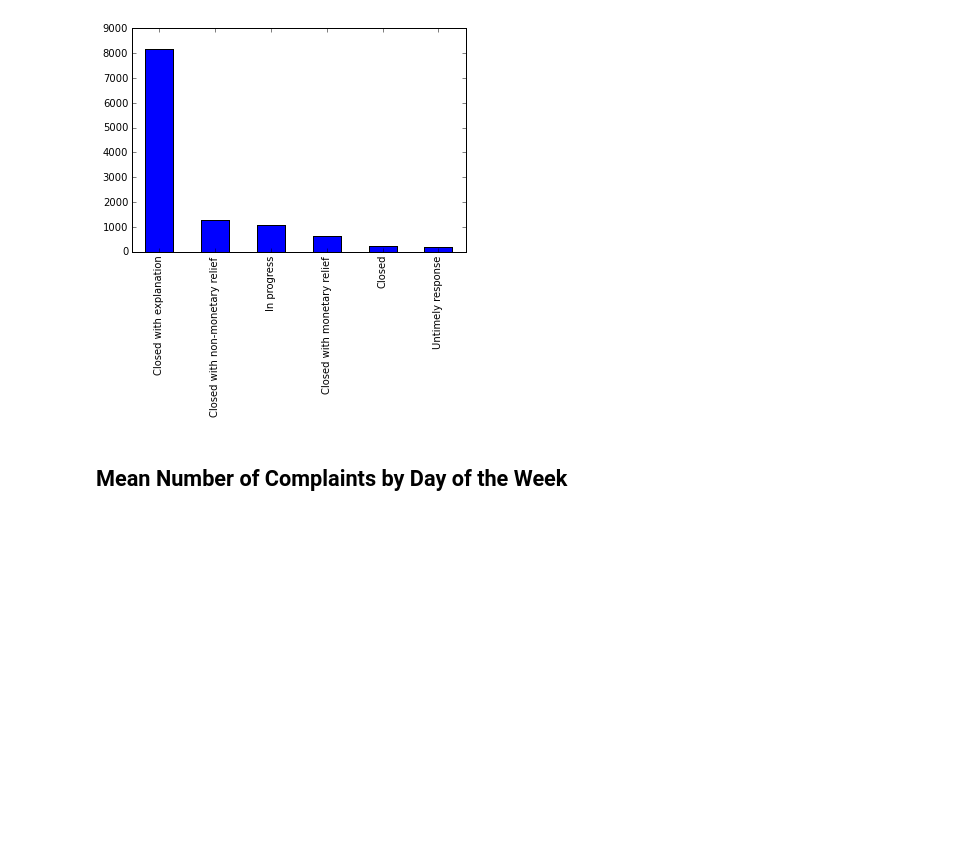
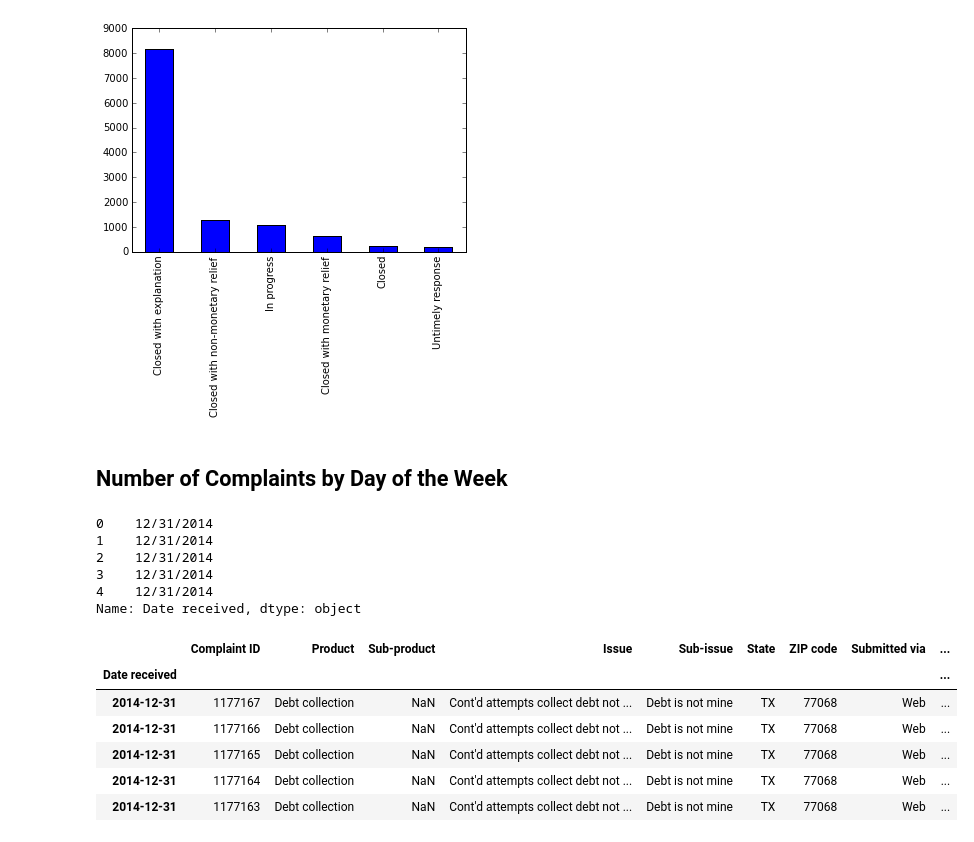
Before and after one commit to TylerKotkin/consumer-complaints, a Jupyter notebook: consumer_complaints.ipynb, the cells around one changed output. Saved outputs shown, nothing was run; the diff lists cells and outputs as text; code cells hidden in the pictures; blank space fills up the shorter version.

```diff
--- a/consumer_complaints.ipynb
+++ b/consumer_complaints.ipynb
@@ -91,4 +93,6 @@ company_response.value_counts().plot(kind='bar')
 <matplotlib.axes._subplots.AxesSubplot at 0x...>
 [figure]
 # %% [markdown]
-## Mean Number of Complaints by Day of the Week
+## Number of Complaints by Day of the Week
+# %%
+date_complaints = complaints.copy()
@@ -94,0 +101,9 @@ company_response.value_counts().plot(kind='bar')
+# %%
+date_index.head()
+# %% [output]
+0    12/31/2014
+1    12/31/2014
+2    12/31/2014
+3    12/31/2014
+4    12/31/2014
+Name: Date received, dtype: object
@@ -94,0 +112,10 @@ company_response.value_counts().plot(kind='bar')
+# %%
+date_complaints.head()
+# %% [output]
+|  | Complaint ID | Product | Sub-product | Issue | Sub-issue | State | ZIP code | Submitted via | ... |
+| Date received |  |  |  |  |  |  |  |  | ... |
+| 2014-12-31 | 1177167 | Debt collection | NaN | Cont'd attempts collect debt not ... | Debt is not mine | TX | 77068 | Web | ... |
+| 2014-12-31 | 1177166 | Debt collection | NaN | Cont'd attempts collect debt not ... | Debt is not mine | TX | 77068 | Web | ... |
+| 2014-12-31 | 1177165 | Debt collection | NaN | Cont'd attempts collect debt not ... | Debt is not mine | TX | 77068 | Web | ... |
+| 2014-12-31 | 1177164 | Debt collection | NaN | Cont'd attempts collect debt not ... | Debt is not mine | TX | 77068 | Web | ... |
+| 2014-12-31 | 1177163 | Debt collection | NaN | Cont'd attempts collect debt not ... | Debt is not mine | TX | 77068 | Web | ... |
```
Also changed, not shown: parts of 15 cells of this notebook.
